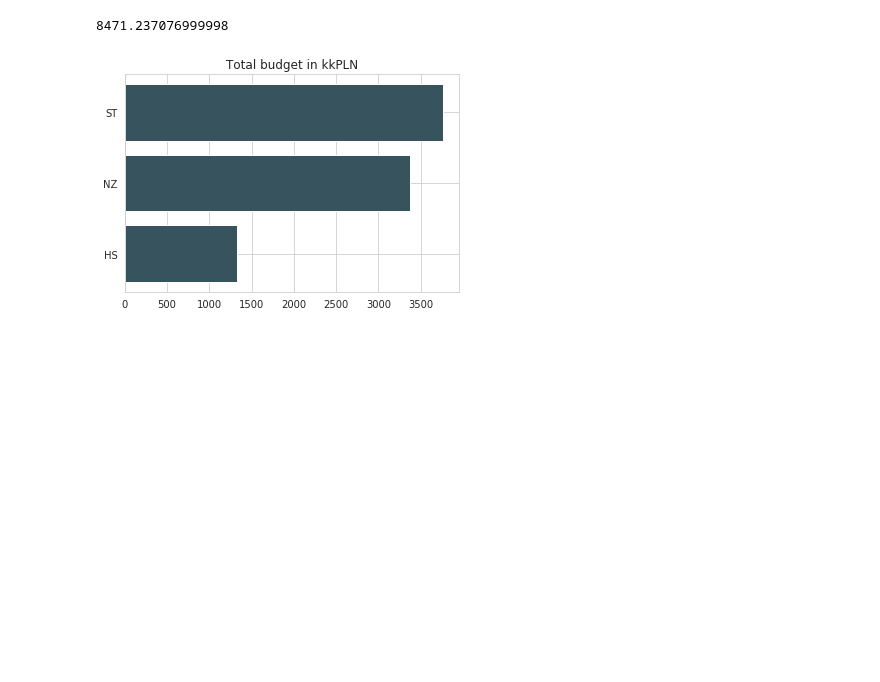
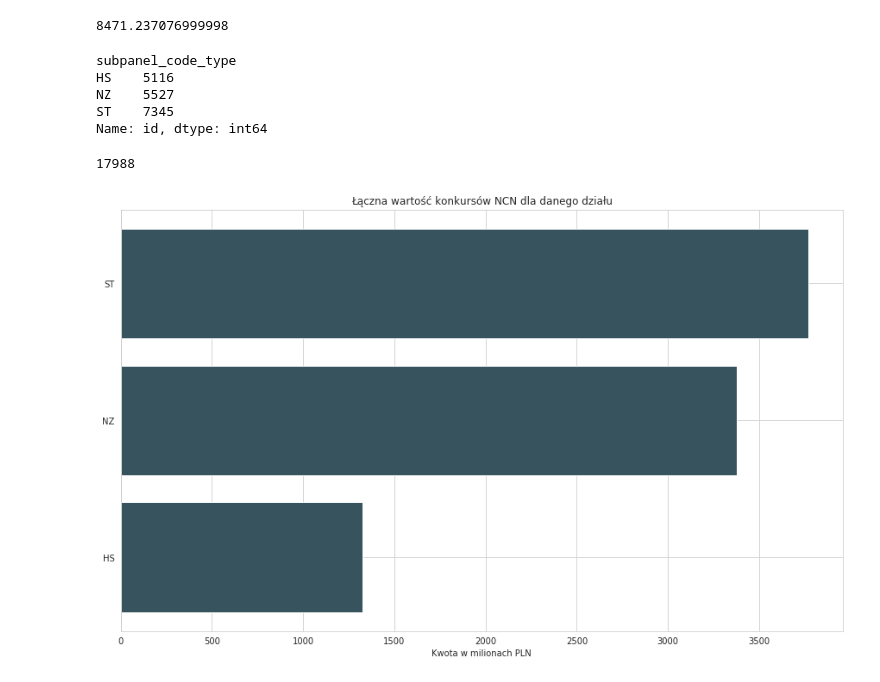
Before and after one commit to kolodziejczykjakub/ncn-grants, a Jupyter notebook: plots.ipynb, the cells around one changed output. Saved outputs shown, nothing was run; the diff lists cells and outputs as text; code cells hidden in the pictures; blank space fills up the shorter version.

```diff
--- a/plots.ipynb
+++ b/plots.ipynb
@@ -85,18 +96,35 @@ plot1_data.groupby('subpanel_code_type').sum()
 sum(plot1_data.budget_pln)
 # %% [output]
 8471.237076999998
+# %%
+grants.groupby('subpanel_code_type').count()['id']
+# %% [output]
+subpanel_code_type
+HS    5116
+NZ    5527
+ST    7345
+Name: id, dtype: int64
+# %%
+grants.shape[0]
+# %% [output]
+17988
 # %%
 plot2_data = grants.groupby('subpanel_code_type').sum().loc[:, ['budget_pln']].reset_index()
 
 plot2_data = plot2_data.sort_values('budget_pln', ascending=True).reset_index(drop=True)
 
 plot2_data.budget_pln /= 10 ** 6
 
+
+plt.figure(figsize=(15, 9))
 plt.barh(plot2_data.subpanel_code_type, plot2_data.budget_pln)
-plt.title('Total budget in kkPLN')
+plt.title('Łączna wartość konkursów NCN dla danego działu')
+plt.xlabel('Kwota w milionach PLN')
 
+
+plt.savefig('./plots/horizontalbarchart.png')
 plt.show()
 # %% [output]
-[figure, old version]
+[figure, new version]
 # %%
 plot3_data = grants.groupby('comp_name').sum().loc[:, ['budget_pln']].reset_index()
```
Also changed, not shown: parts of 6 cells of this notebook, 4 other files.
